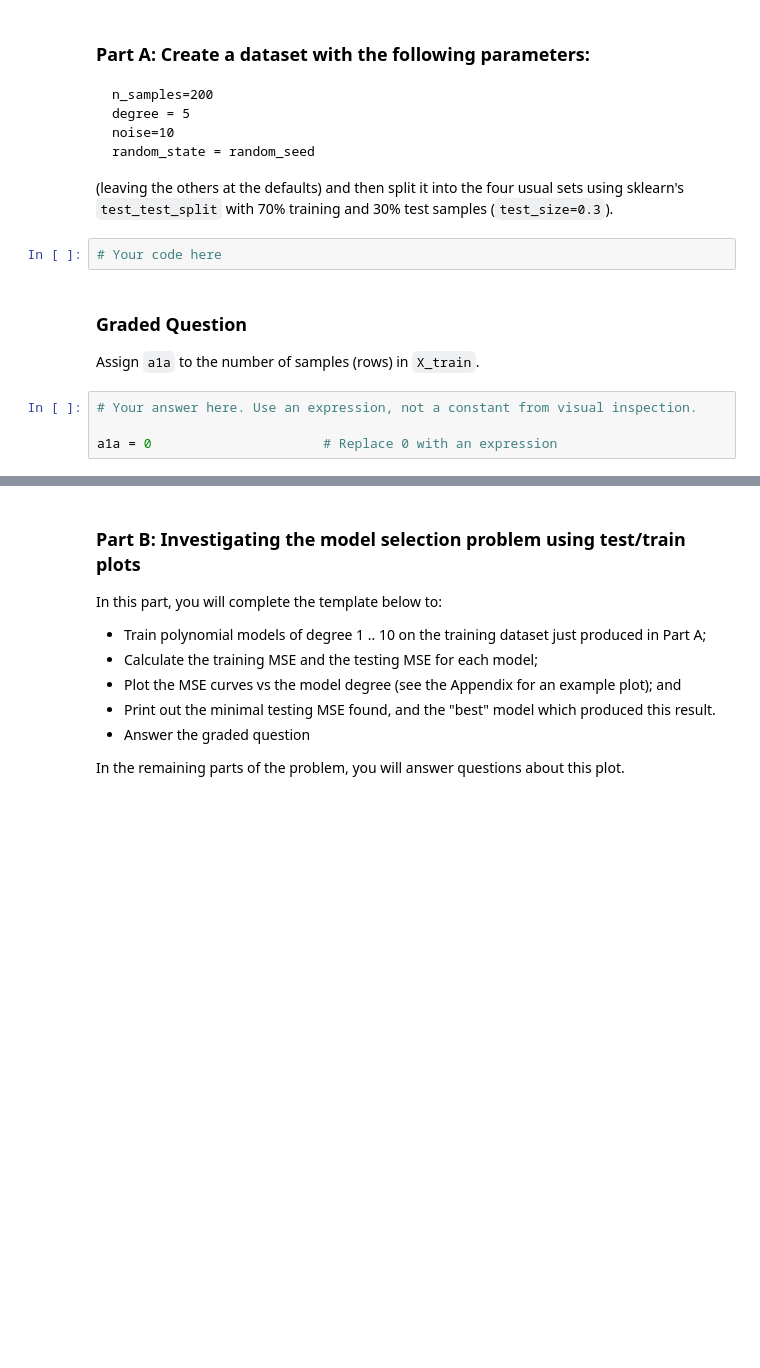
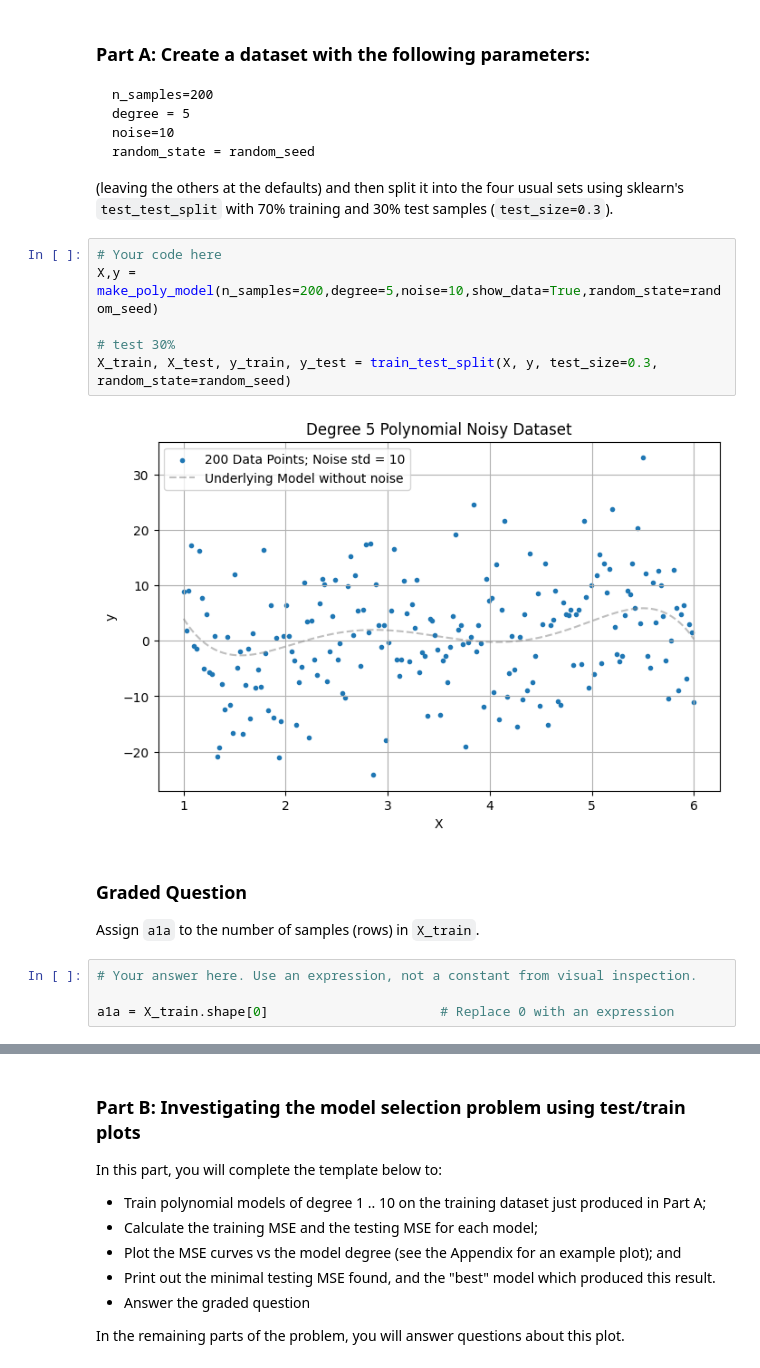
Before and after one commit to waysnyder/Module-3-Assignments, a Jupyter notebook: Homework_03.ipynb, the cells around one changed output, grey strips where cells are left out. Cells and saved outputs as stored; diff of their text form; blank space fills up the shorter version.

```diff
--- a/Homework_03.ipynb
+++ b/Homework_03.ipynb
@@ -115,6 +115,12 @@ X,y = make_poly_model(n_samples=200,degree=5,noise=2,show_data=True,random_state
 sklearn's `test_test_split` with 70% training and 30% test samples (`test_size=0.3`).
 # %%
 # Your code here
+X,y = make_poly_model(n_samples=200,degree=5,noise=10,show_data=True,random_state=random_seed)
+
+# test 30%
+X_train, X_test, y_train, y_test = train_test_split(X, y, test_size=0.3, random_state=random_seed)
+# %% [output]
+[figure, added]
 # %% [markdown]
 ### Graded Question
 
@@ -122,7 +128,7 @@ Assign `a1a` to the number of samples (rows) in `X_train`.
 # %%
 # Your answer here. Use an expression, not a constant from visual inspection.
 
-a1a = 0                      # Replace 0 with an expression
+a1a = X_train.shape[0]                      # Replace 0 with an expression
 # %%
 # Do not change this cell in any way
 
```
Also changed, not shown: parts of 26 cells of this notebook.
